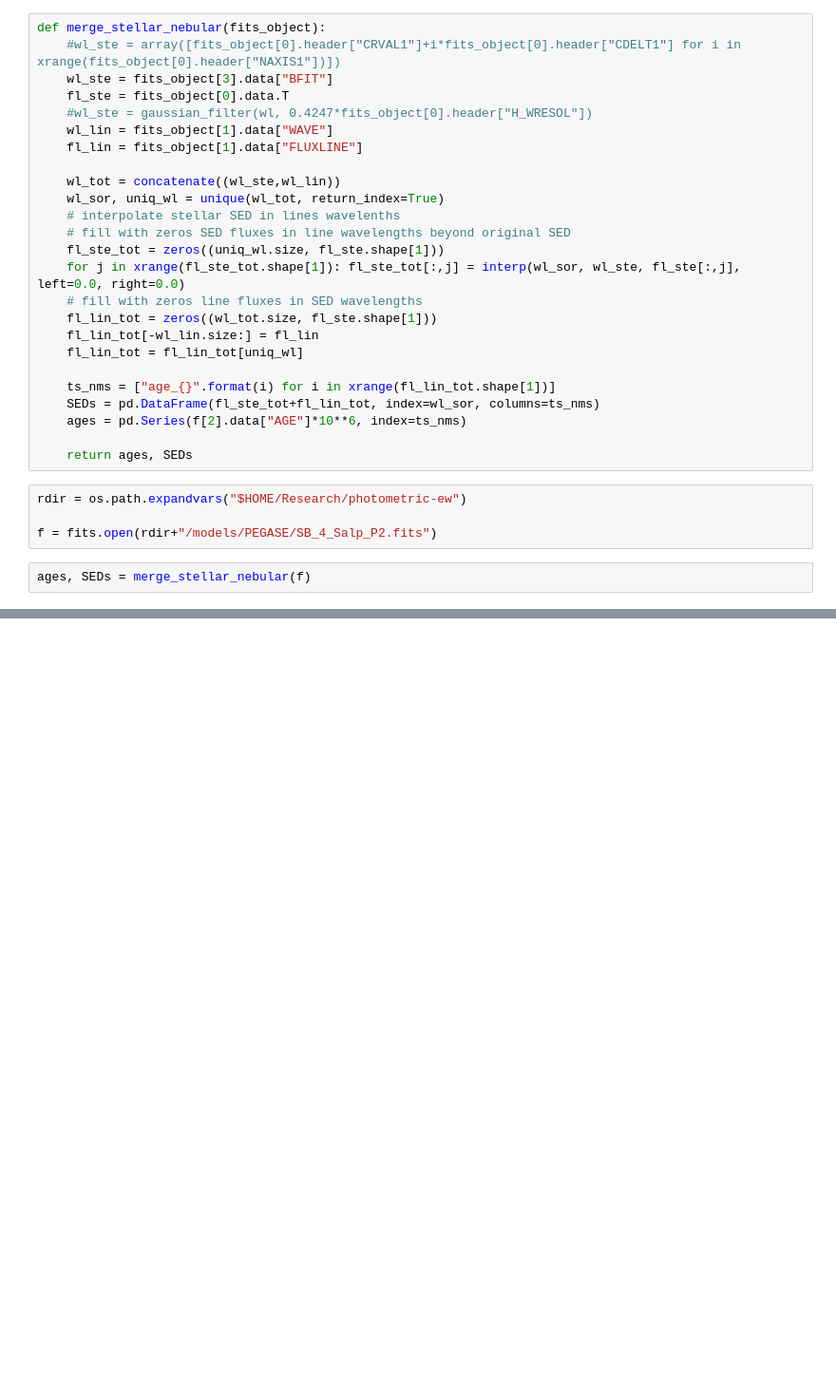
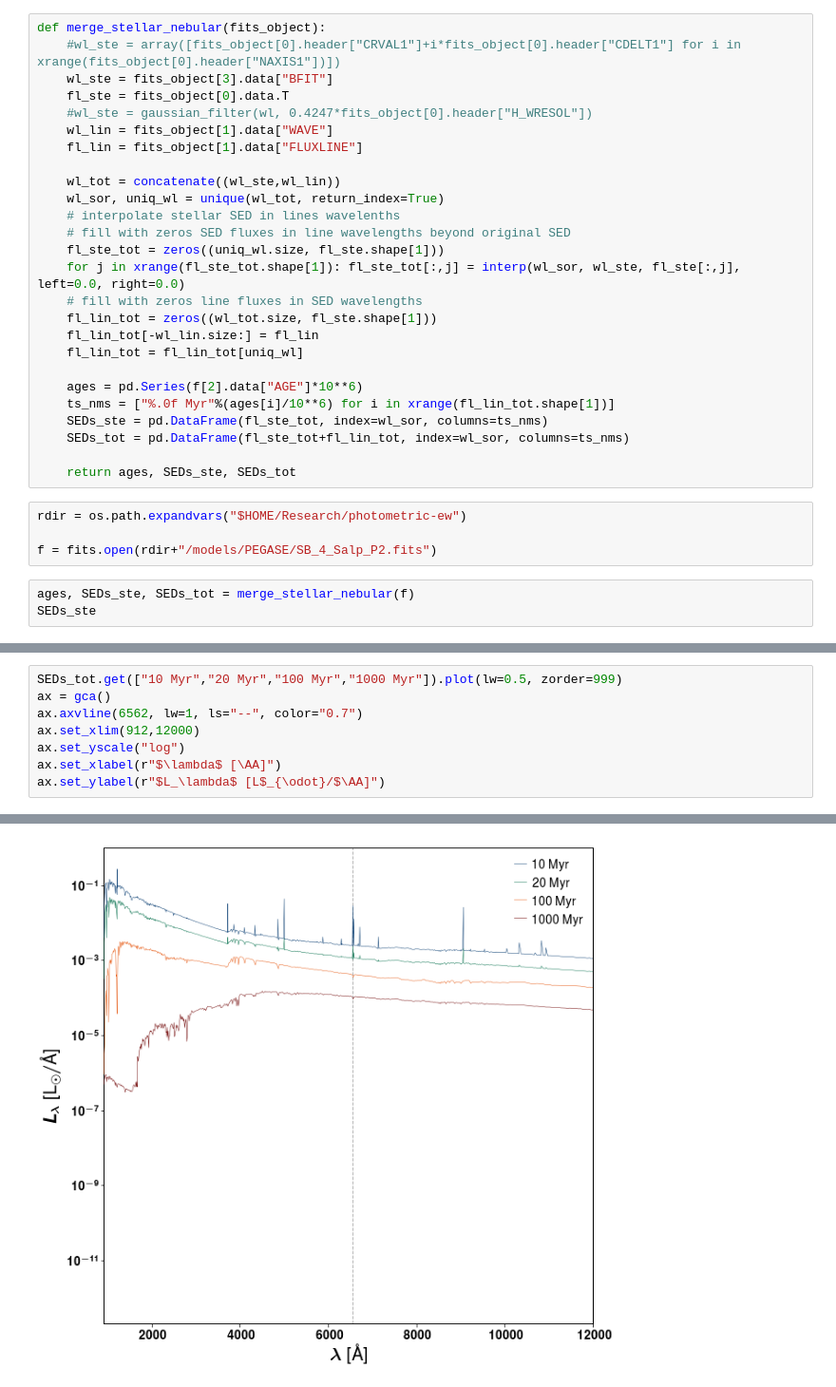
Before and after one commit to ajmejia/photo-ew, a Jupyter notebook: notebooks/proof-of-concept.ipynb, the cells around one changed output, grey strips where cells are left out. Shown: that part at 95% size. Drawn from its saved outputs; the diff is of its cells as text; blank space fills up the shorter version.

Commit message:
adding stellar spectra

```diff
--- a/notebooks/proof-of-concept.ipynb
+++ b/notebooks/proof-of-concept.ipynb
@@ -29,14 +29,16 @@ def merge_stellar_nebular(fits_object):
     fl_lin_tot[-wl_lin.size:] = fl_lin
     fl_lin_tot = fl_lin_tot[uniq_wl]
 
-    ts_nms = ["age_{}".format(i) for i in xrange(fl_lin_tot.shape[1])]
-    SEDs = pd.DataFrame(fl_ste_tot+fl_lin_tot, index=wl_sor, columns=ts_nms)
-    ages = pd.Series(f[2].data["AGE"]*10**6, index=ts_nms)
+    ages = pd.Series(f[2].data["AGE"]*10**6)
+    ts_nms = ["%.0f Myr"%(ages[i]/10**6) for i in xrange(fl_lin_tot.shape[1])]
+    SEDs_ste = pd.DataFrame(fl_ste_tot, index=wl_sor, columns=ts_nms)
+    SEDs_tot = pd.DataFrame(fl_ste_tot+fl_lin_tot, index=wl_sor, columns=ts_nms)
 
-    return ages, SEDs
+    return ages, SEDs_ste, SEDs_tot
 # %%
 rdir = os.path.expandvars("$HOME/Research/photometric-ew")
 
 f = fits.open(rdir+"/models/PEGASE/SB_4_Salp_P2.fits")
 # %%
-ages, SEDs = merge_stellar_nebular(f)
+ages, SEDs_ste, SEDs_tot = merge_stellar_nebular(f)
+SEDs_ste
@@ -50,0 +64,9 @@ ax.set_yscale("log")
+# %%
+SEDs_tot.get(["10 Myr","20 Myr","100 Myr","1000 Myr"]).plot(lw=0.5, zorder=999)
+ax = gca()
+ax.axvline(6562, lw=1, ls="--", color="0.7")
+ax.set_xlim(912,12000)
+ax.set_yscale("log")
+ax.set_xlabel(r"$\lambda$ [\AA]")
+ax.set_ylabel(r"$L_\lambda$ [L$_{\odot}/$\AA]")
+# %% [output]
@@ -50,0 +74 @@ ax.set_yscale("log")
+[figure, added]
```
Also changed, not shown: parts of 3 cells of this notebook, 1 other file.
